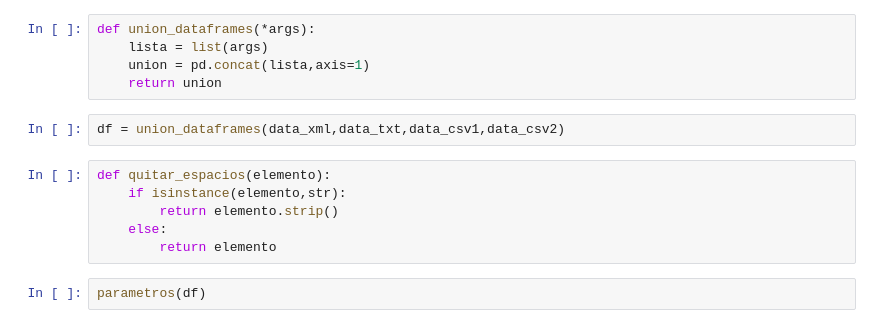
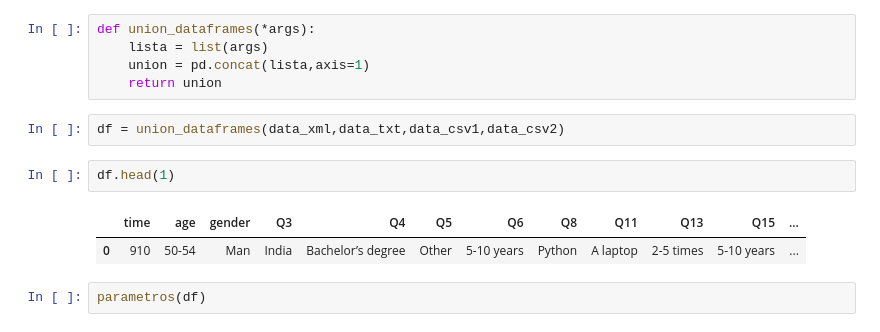
Before and after one commit to MonicaSL110/proyecto-transformacion-digital, a Jupyter notebook: unificado.ipynb, the cells around one changed output. Cells and saved outputs as stored; diff of their text form.

```diff
--- a/unificado.ipynb
+++ b/unificado.ipynb
@@ -272,12 +272,11 @@ def union_dataframes(*args):
     return union
 # %%
 df = union_dataframes(data_xml,data_txt,data_csv1,data_csv2)
-# %%
-def quitar_espacios(elemento):
-    if isinstance(elemento,str):
-        return elemento.strip()
-    else:
-        return elemento
+# %%
+df.head(1)
+# %% [output]
+|  | time | age | gender | Q3 | Q4 | Q5 | Q6 | Q8 | Q11 | Q13 | Q15 | ... |
+| 0 | 910 | 50-54 | Man | India | Bachelor’s degree | Other | 5-10 years | Python | A laptop | 2-5 times | 5-10 years | ... |
 # %%
 parametros(df)
 # %% [output]
```
Also changed, not shown: parts of 1 cell of this notebook, 2 other files.
